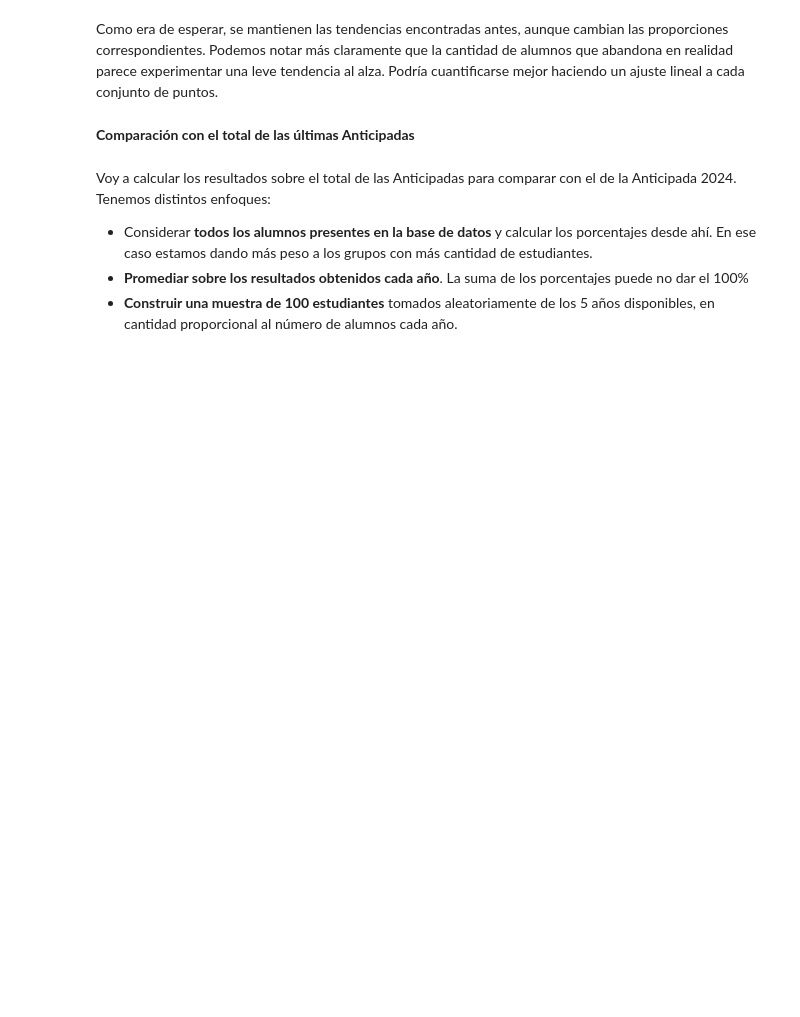
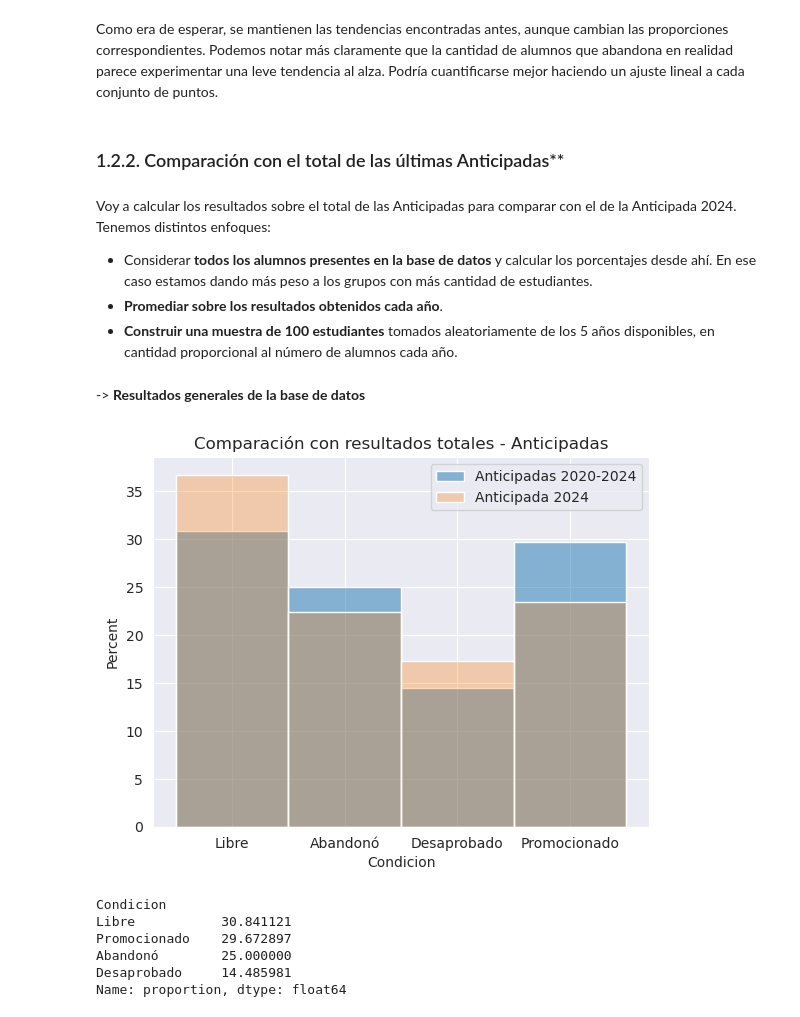
Before and after one commit to juanjogervasio/Intro-courses-analysis, a Jupyter notebook: Mate_PI_Analysis.ipynb, the cells around one changed output. Saved outputs shown, nothing was run; the diff lists cells and outputs as text; code cells hidden in the pictures; blank space fills up the shorter version.

```diff
--- a/Mate_PI_Analysis.ipynb
+++ b/Mate_PI_Analysis.ipynb
@@ -724,9 +773,27 @@ plt.show()
 # %% [markdown]
 Como era de esperar, se mantienen las tendencias encontradas antes, aunque cambian las proporciones correspondientes. Podemos notar más claramente que la cantidad de alumnos que abandona en realidad parece experimentar una leve tendencia al alza. Podría cuantificarse mejor haciendo un ajuste lineal a cada conjunto de puntos.
 # %% [markdown]
-**Comparación con el total de las últimas Anticipadas**
+### 1.2.2. Comparación con el total de las últimas Anticipadas**
 # %% [markdown]
 Voy a calcular los resultados sobre el total de las Anticipadas para comparar con el de la Anticipada 2024. Tenemos distintos enfoques:
 - Considerar **todos los alumnos presentes en la base de datos** y calcular los porcentajes desde ahí. En ese caso estamos dando más peso a los grupos con más cantidad de estudiantes.
-- **Promediar sobre los resultados obtenidos cada año**. La suma de los porcentajes puede no dar el 100%
+- **Promediar sobre los resultados obtenidos cada año**.
 - **Construir una muestra de 100 estudiantes** tomados aleatoriamente de los 5 años disponibles, en cantidad proporcional al número de alumnos cada año.
+# %% [markdown]
+-> **Resultados generales de la base de datos**
+# %%
+sns.histplot(data=Anticipadas, x="Condicion", bins=5, stat="percent", alpha=0.5, discrete=True, label="Anticipadas 2020-2024")
+sns.histplot(data=Anticipada_2024, x="Condicion", bins=5, stat="percent", alpha=0.3, discrete=True, label="Anticipada 2024")
+plt.legend()
+plt.title("Comparación con resultados totales - Anticipadas")
+plt.show()
+
+Anticipadas["Condicion"].value_counts(normalize=True) * 100
+# %% [output]
+[figure, added]
+Condicion
+Libre           30.841121
+Promocionado    29.672897
+Abandonó        25.000000
+Desaprobado     14.485981
+Name: proportion, dtype: float64
```
Also changed, not shown: parts of 33 cells of this notebook.
